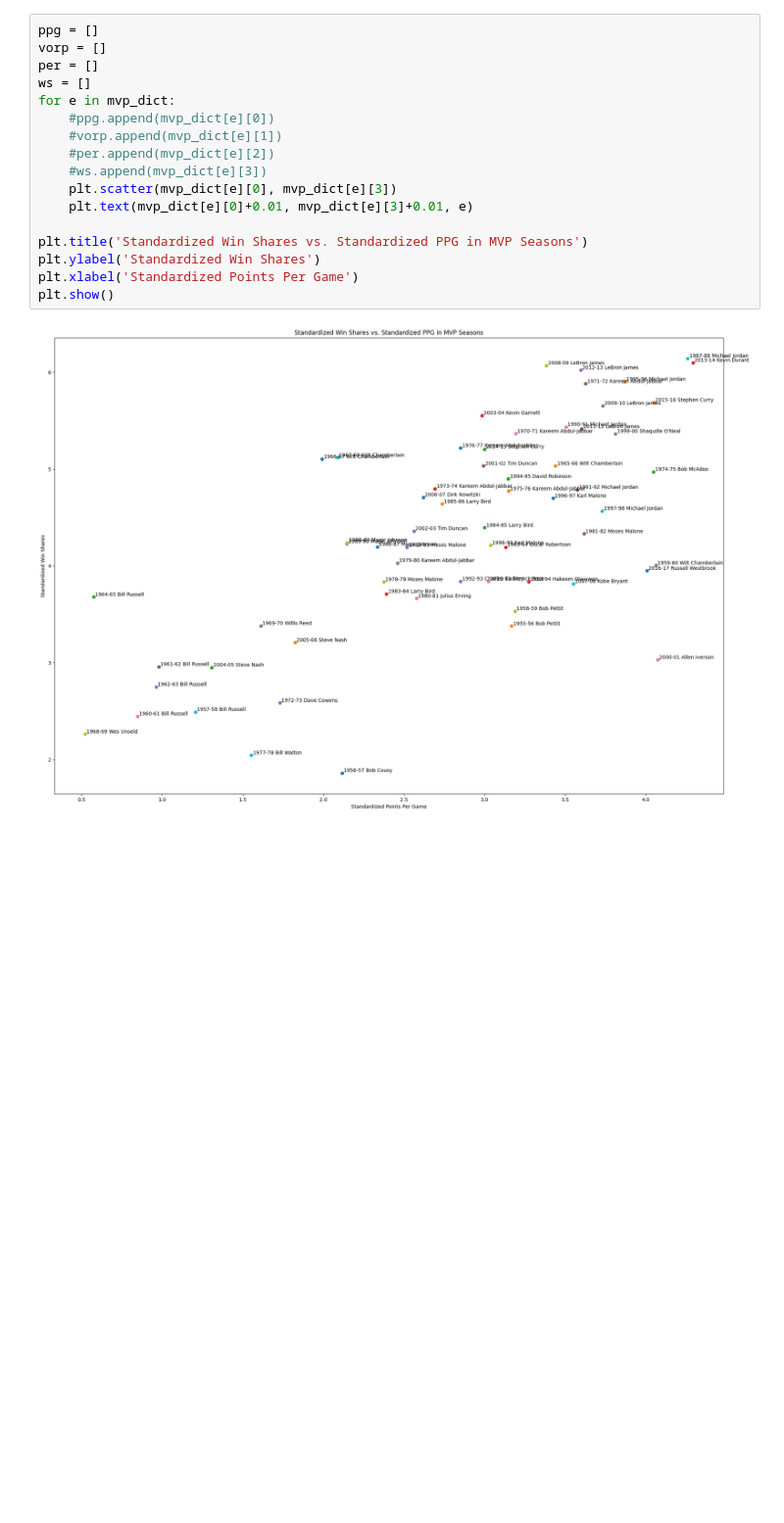
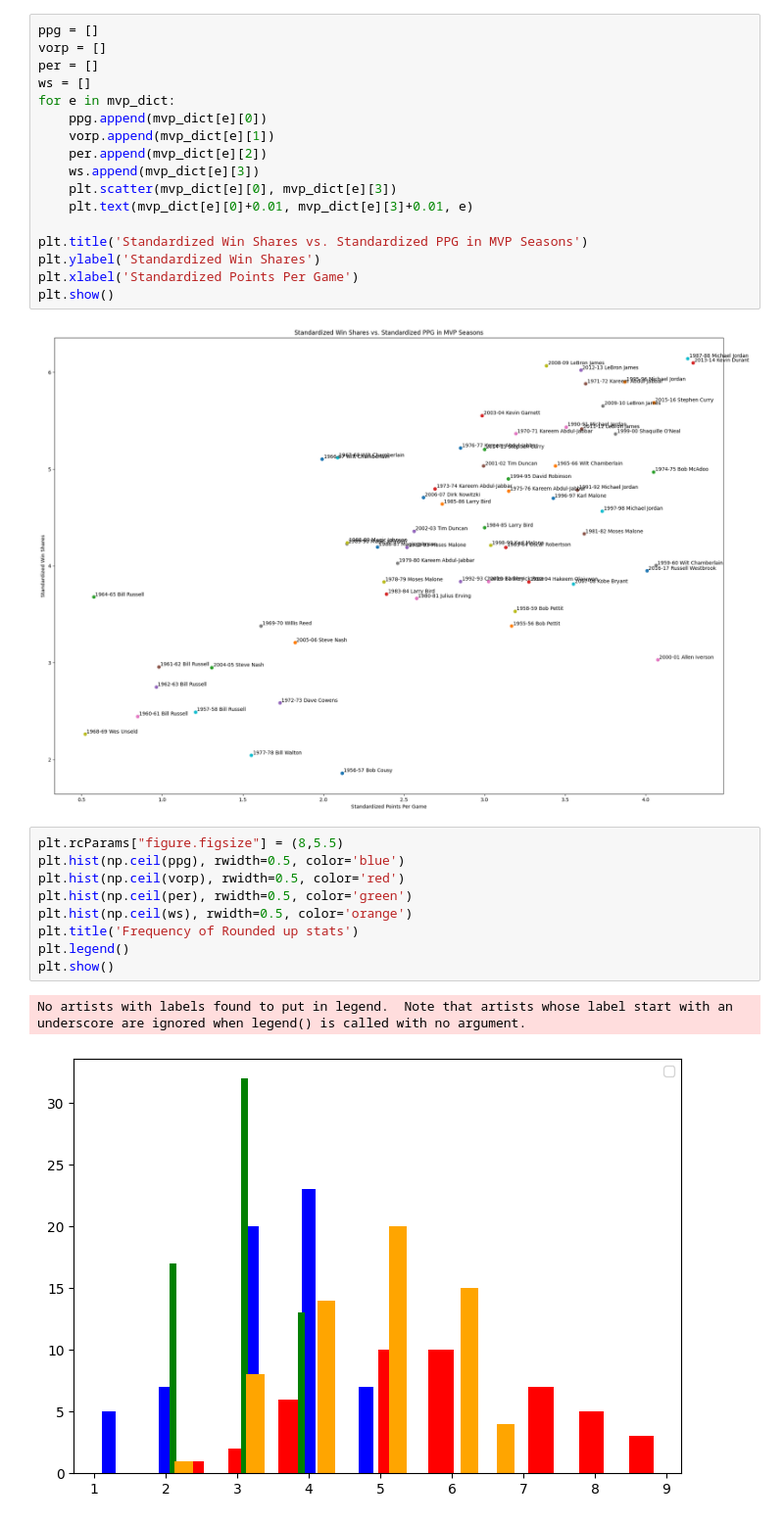
Before and after one commit to sash-wat/cmsc320final, a Jupyter notebook: project.ipynb, the cells around one changed output. Shown: that part at 98% size. Saved outputs shown, nothing was run; the diff lists cells and outputs as text; blank space fills up the shorter version.

```diff
--- a/project.ipynb
+++ b/project.ipynb
@@ -269,10 +269,10 @@ vorp = []
 per = []
 ws = []
 for e in mvp_dict:
-    #ppg.append(mvp_dict[e][0])
-    #vorp.append(mvp_dict[e][1])
-    #per.append(mvp_dict[e][2])
-    #ws.append(mvp_dict[e][3])
+    ppg.append(mvp_dict[e][0])
+    vorp.append(mvp_dict[e][1])
+    per.append(mvp_dict[e][2])
+    ws.append(mvp_dict[e][3])
     plt.scatter(mvp_dict[e][0], mvp_dict[e][3])
     plt.text(mvp_dict[e][0]+0.01, mvp_dict[e][3]+0.01, e)
 
@@ -282,3 +282,15 @@ plt.xlabel('Standardized Points Per Game')
 plt.show()
 # %% [output]
 [figure]
+# %%
+plt.rcParams["figure.figsize"] = (8,5.5)
+plt.hist(np.ceil(ppg), rwidth=0.5, color='blue')
+plt.hist(np.ceil(vorp), rwidth=0.5, color='red')
+plt.hist(np.ceil(per), rwidth=0.5, color='green')
+plt.hist(np.ceil(ws), rwidth=0.5, color='orange')
+plt.title('Frequency of Rounded up stats')
+plt.legend()
+plt.show()
+# %% [output]
+No artists with labels found to put in legend.  Note that artists whose label start with an underscore are ignored when legend() is called with no argument.
+[figure, added]
```
